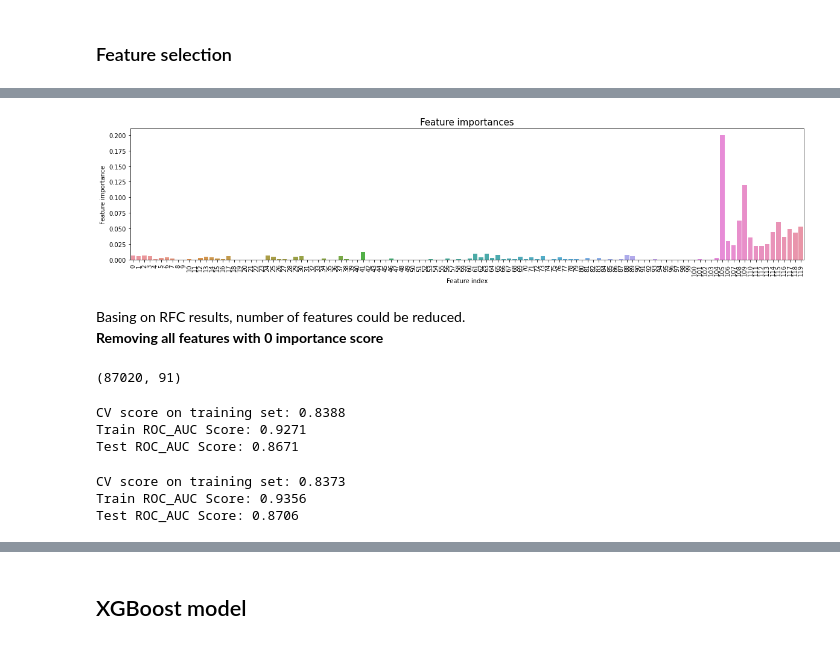
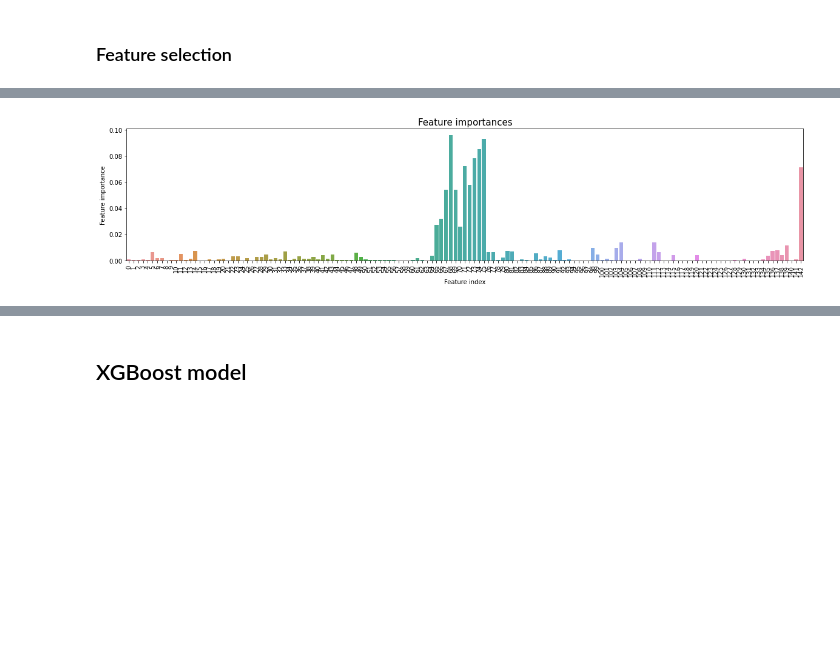
Before and after one commit to antonimarek/credit-feast, a Jupyter notebook: CreditStudy.ipynb, the cells around one changed output, grey strips where cells are left out. Drawn from its saved outputs; the diff is of its cells as text; code cells hidden in the pictures; blank space fills up the shorter version.

Commit message:
reorganized Pipelines

```diff
--- a/CreditStudy.ipynb
+++ b/CreditStudy.ipynb
@@ -357,5 +457,8 @@ First try - _default_ **RFC**:
 # %%
-model = RandomForestClassifier()
-model.fit(X_train, y_train)
-model_scoring(model, y_train, X_train, y_test, X_test)
+pipe = Pipeline([
+    ('preprocessing', preprocess_pipeline),
+    ('classifier', RandomForestClassifier())
+])
+pipe.fit(X_train, y_train)
+model_scoring(pipe, y_train, X_train, y_test, X_test)
 # %% [output]
@@ -366,7 +468,10 @@ Test ROC_AUC Score: 0.8079
 As expected, default model is overfitting the data.<br>
 Limmited samples in leaves should do the trick (as below).
 # %%
-model = RandomForestClassifier(min_samples_leaf=50)
-model.fit(X_train, y_train)
-model_scoring(model, y_train, X_train, y_test, X_test)
+pipe = Pipeline([
+    ('preprocessing', preprocess_pipeline),
+    ('classifier', RandomForestClassifier(min_samples_leaf=50))
+])
+pipe.fit(X_train, y_train)
+model_scoring(pipe, y_train, X_train, y_test, X_test)
 # %% [output]
@@ -379,4 +479,0 @@ Weighted class modelling also increases the score.
-# %%
-model = RandomForestClassifier(min_samples_leaf=50, class_weight='balanced')
-model.fit(X_train, y_train)
-model_scoring(model, y_train, X_train, y_test, X_test)
@@ -387,12 +480,18 @@ Test ROC_AUC Score: 0.868
 # %% [markdown]
 ### Searching for optimal parameter combination (RFC)
 # %%
-model = RandomForestClassifier(class_weight='balanced')
-param_grid = {'n_estimators': [150, 200, 250],
-              'min_samples_leaf': [50, 60, 70],
-              'max_depth': [5, 8, None]
+pipe = Pipeline([
+    ('preprocessing', preprocess_pipeline),
+    ('classifier', RandomForestClassifier())
+])
+param_grid = {'classifier__n_estimators': [100,130,150,200,250],
+              'classifier__min_samples_leaf': [5,10,15,20,30,40,50],
+              'classifier__max_depth': [2,3,4,6,8,None]
               }
-grid = GridSearchCV(model, param_grid,
+grid = GridSearchCV(pipe, param_grid,
                     cv=skf,
                     scoring='roc_auc',
                     n_jobs=-1)
+
+grid.fit(X_train, y_train)
+grid.best_params_
@@ -427,28 +535,11 @@ Test ROC_AUC Score: 0.8694
 # %%
-f_imp = grid.best_estimator_.feature_importances_
+f_imp = grid.best_estimator_['classifier'].feature_importances_
 plt.figure(figsize=(20,4))
 sns.barplot(x=[n for n,_ in enumerate(f_imp)], y=f_imp)
 plt.xticks(rotation=90)
 plt.xlabel('Feature index')
 plt.ylabel('Feature importance')
 plt.title('Feature importances', fontdict={'fontsize': 15})
 plt.show()
 # %% [output]
-[figure, old version]
+[figure, new version]
-# %% [markdown]
-Basing on RFC results, number of features could be reduced.<br>
-**Removing all features with 0 importance score**
-# %%
-non_zero_ind = np.where(f_imp>0)[0]
-X[:,non_zero_ind].shape
-# %% [output]
-(87020, 91)
-# %%
-# with earlier set
-model = RandomForestClassifier(n_estimators=250, min_samples_leaf=60, class_weight='balanced')
-model.fit(X_train, y_train)
-model_scoring(model, y_train, X_train, y_test, X_test)
-# %% [output]
-CV score on training set: 0.8388
-Train ROC_AUC Score: 0.9271
-Test ROC_AUC Score: 0.8671
@@ -457,9 +545,0 @@ X_train_fs, X_test_fs = X_train[:,non_zero_ind], X_test[:,non_zero_ind]
-# %%
-# with feature reduction
-model = RandomForestClassifier(n_estimators=250, min_samples_leaf=60, class_weight='balanced')
-model.fit(X_train_fs, y_train)
-model_scoring(model, y_train, X_train_fs, y_test, X_test_fs)
-# %% [output]
-CV score on training set: 0.8373
-Train ROC_AUC Score: 0.9356
-Test ROC_AUC Score: 0.8706
```
Also changed, not shown: parts of 68 cells of this notebook.
